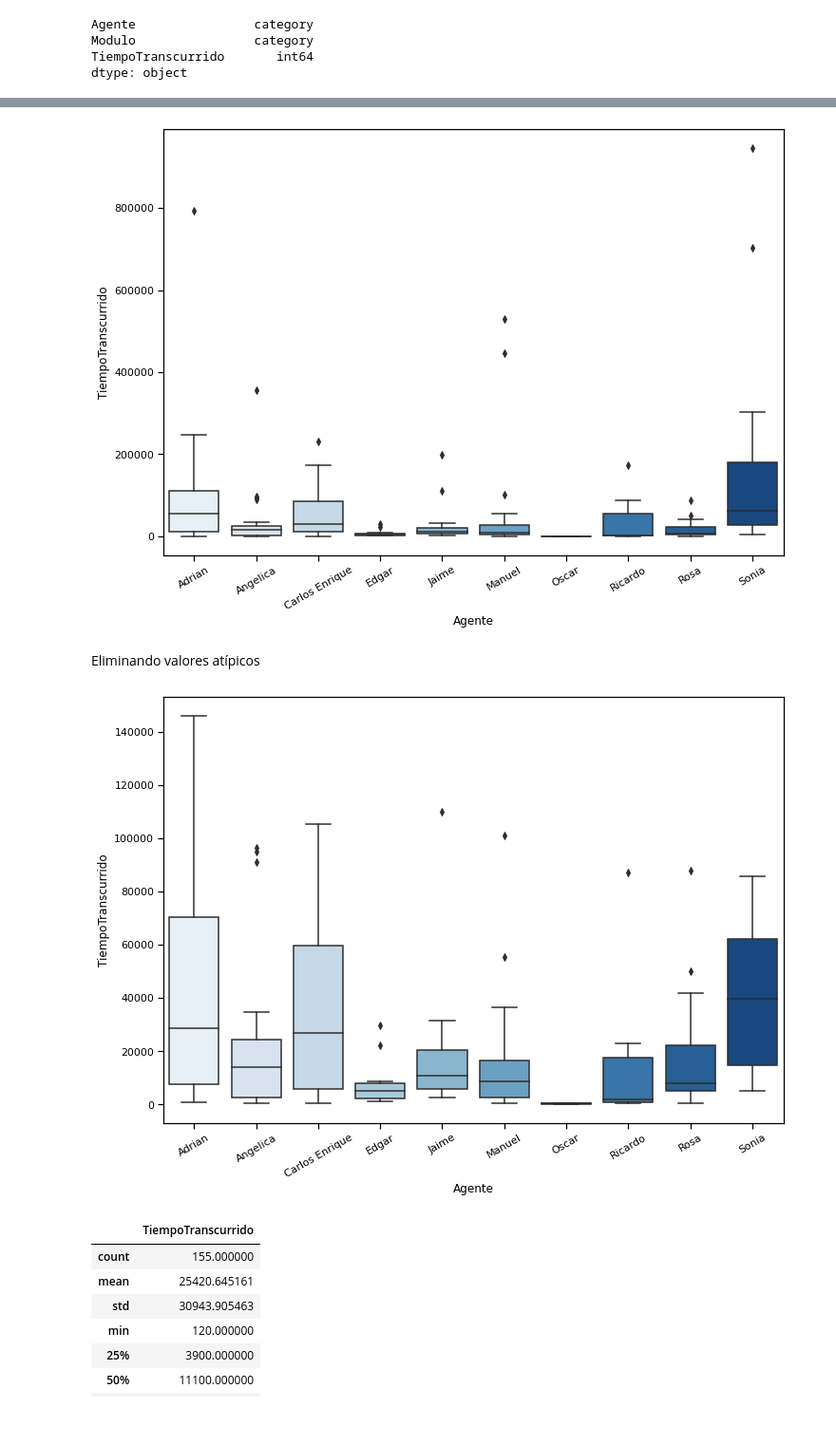
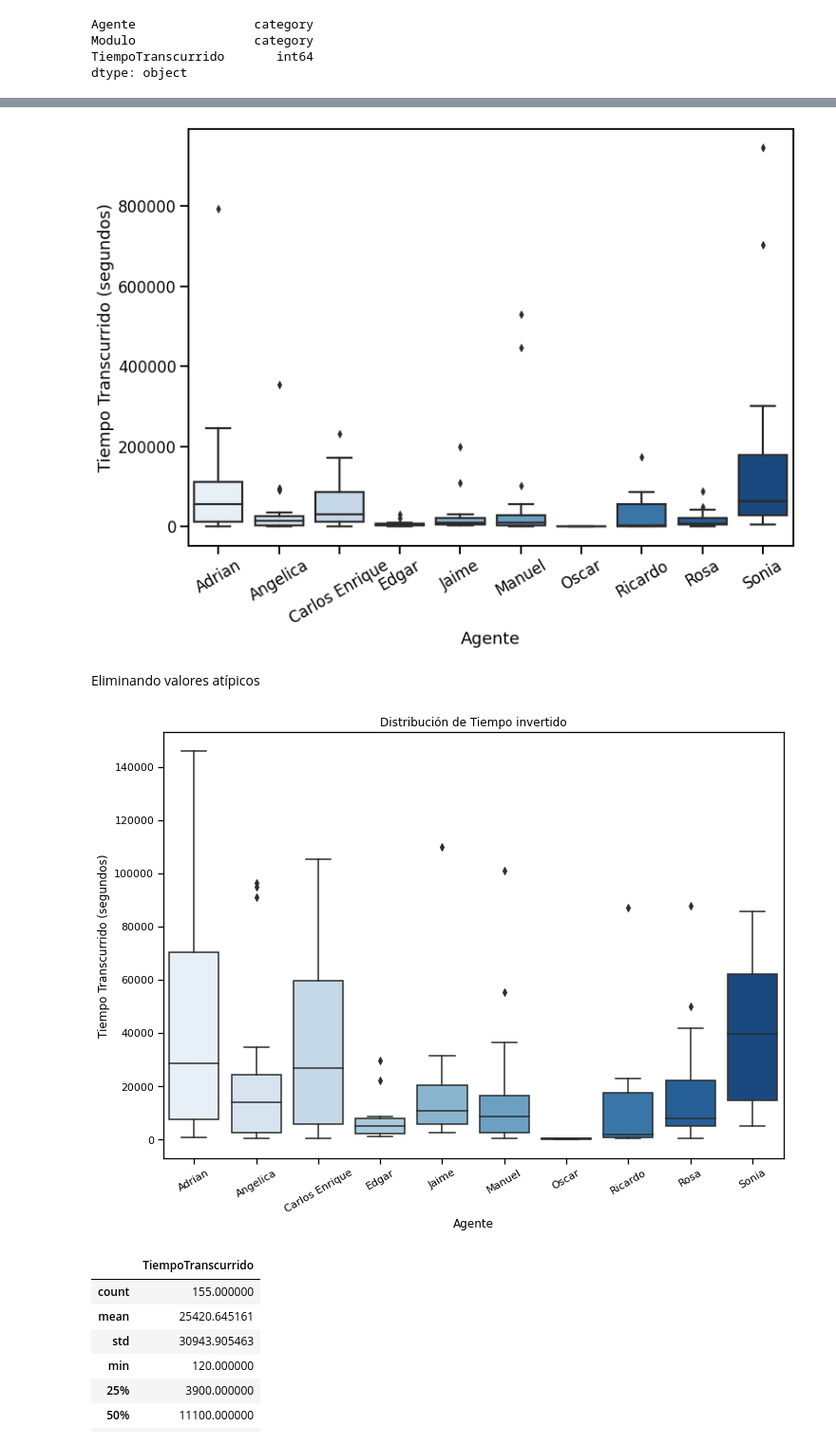
Before and after one commit to earandir/Data-Analyst, a Jupyter notebook: Modulo04/CheckPoint/Proyecto_CheckPoint.ipynb, the cells around one changed output, grey strips where cells are left out. Shown: that part at 95% size. Drawn from its saved outputs; the diff is of its cells as text; code cells hidden in the pictures; blank space fills up the shorter version.

```diff
--- a/Modulo04/CheckPoint/Proyecto_CheckPoint.ipynb
+++ b/Modulo04/CheckPoint/Proyecto_CheckPoint.ipynb
@@ -234,9 +234,12 @@ soporte_grouped.describe()
 | 75% | 397.000000 |
 | max | 644.000000 |
 # %%
+a4_dims = (15, 8)
+fig, ax = plt.subplots(figsize=a4_dims)
 ax = sns.lineplot(data=soporte_grouped[(soporte_grouped['YearCreacion'] == '2020') | (soporte_grouped['YearCreacion'] == '2021')], x='MesCreacion', y='conteo', hue="YearCreacion")
 ax.set_title('Tickets Recibidos por Mes')
-ax.set_ylabel('Mes')
+ax.set_ylabel('Conteo')
+ax.set_xlabel('Mes')
 ax.tick_params(axis='x', rotation=30)
-sns.set_context('notebook')
+sns.set_context('talk')
 # %% [output]
@@ -349,10 +314,12 @@ soporte
 a4_dims = (11.7, 8.27)
 fig, ax = plt.subplots(figsize=a4_dims)
 ax = sns.boxplot(data=soporte, x='Agente', y='TiempoTranscurrido',  palette='Blues')
+ax.set_ylabel('Tiempo Transcurrido (segundos)')
+ax.set_xlabel('Agente')
 ax.tick_params(axis='x', rotation=30)
 sns.set_context('notebook')
 # %% [output]
-[figure, old version]
+[figure, new version]
 # %% [markdown]
 Eliminando valores atípicos
 # %%
@@ -364,11 +331,14 @@ soporte_filtrado = soporte[filtro_inferior & filtro_superior]
 # %%
 a4_dims = (11.7, 8.27)
 fig, ax = plt.subplots(figsize=a4_dims)
 ax = sns.boxplot(data=soporte_filtrado, x='Agente', y='TiempoTranscurrido',  palette='Blues')
 ax.tick_params(axis='x', rotation=30)
+ax.set_ylabel('Tiempo Transcurrido (segundos)')
+ax.set_xlabel('Agente')
+ax.set_title('Distribución de Tiempo invertido')
 sns.set_context('notebook')
 # %% [output]
-[figure, old version]
+[figure, new version]
 # %%
 soporte_filtrado.describe()
 # %% [output]
```
Also changed, not shown: parts of 8 cells of this notebook.
